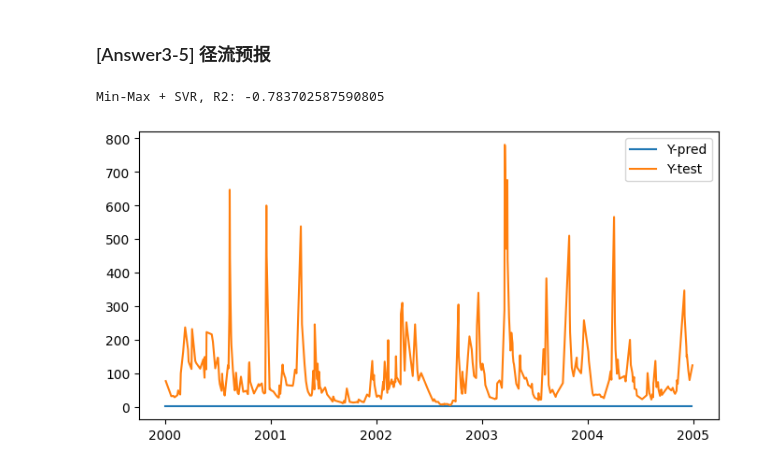
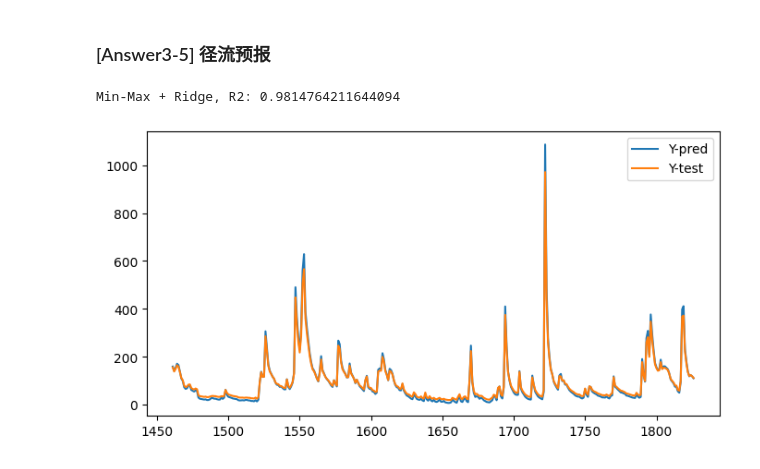
Before and after one commit to sslime336/RunoffPrediction, a Jupyter notebook: src/main.ipynb, the cells around one changed output. Cells and saved outputs as stored; diff of their text form; code cells hidden in the pictures.

```diff
--- a/src/main.ipynb
+++ b/src/main.ipynb
@@ -105,11 +105,13 @@ from sklearn.svm import SVR
 
 from sklearn.metrics import r2_score
 
+from colorama import Fore
+
 %matplotlib inline
 
-data = pd.read_csv("../dataset/01333000.csv")
-data['Date'] = pd.to_datetime(data['Date'])
-data.set_index("Date", inplace=True)
+df = pd.read_csv("../dataset/01333000.csv")
+df['Date'] = pd.to_datetime(df['Date'])
+df.set_index("Date", inplace=True)
 
 print("Success")
 
@@ -240,8 +244,8 @@ data.corr()
 ### [Answer2-2-3] 互信息法
 # %%
 # 将'Discharge'作为目标变量
-target = data["Discharge"]
-features = data.drop(columns=["Discharge"])
-mutual_info = mutual_info_regression(features, target)
-pd.Series(mutual_info, index=features.columns)
+target = df["Discharge"]
+wanted = df.drop(columns=["Discharge"])
+mutual_info = mutual_info_regression(wanted, target)
+pd.Series(mutual_info, index=wanted.columns)
 # %% [output]
@@ -374,13 +400,13 @@ for model_name in models:
         cv=3,
         scoring="neg_mean_squared_error",
     )
-    grid_search.fit(X_train, y_train)
+    grid_search.fit(x_train, y_train)
     best_models[model_name] = grid_search.best_estimator_
     print(f"best alpha: {grid_search.best_params_}")
 
 for model_name in best_models:
     model = best_models[model_name]
-    y_pred = model.predict(X_test)
+    y_pred = model.predict(x_test)
     r2 = r2_score(y_test, y_pred)
     print(f"[{model_name}] R2: {r2}")
 # %% [output]
@@ -478,20 +516,18 @@ seed 471044336: Z-score + Ridge, R2: 0.33886293368510645
 # %% [markdown]
 ### [Answer3-5] 径流预报
 # %%
-_, x_test, _, y_true = make_splited_data(data, seed)
-y_pred = best_models[best_model].predict(x_test)
-print(f"{best_method} + {best_model}, R2: {r2_score(y_true, y_pred)}")
+y_test, y_pred = draw_data[f'{best_method}+{best_model}']
+print(f"{best_method} + {best_model}, R2: {r2_score(y_test, y_pred)}")
 
-y_test_cp = y_true.copy()
-for idx, key in enumerate(y_test_cp.index):
-    y_test_cp[key] = y_pred[idx]
+y_test = pd.DataFrame(data=y_test, index=y_test.index, columns=['Discharge'])
+y_test_cp = y_test.copy()
+y_test_cp['Discharge'] = y_pred
 
 plt.figure(figsize=(8, 4))
-plt.plot(y_test_cp.index.sort_values(), y_test_cp, label="Y-pred")
-plt.plot(y_test.index.sort_values(), y_test.sort_index(), label="Y-test")
-# plt.legend(loc="upper right")
+plt.plot(y_test_cp.index, y_test_cp, label="Y-pred")
+plt.plot(y_test.index, y_test, label="Y-test")
 plt.legend()
 plt.show()
 # %% [output]
-Min-Max + SVR, R2: -0.783702587590805
+Min-Max + Ridge, R2: 0.9814764211644094
-[figure, old version]
+[figure, new version]
```
Also changed, not shown: parts of 19 cells of this notebook, 1 other file.
